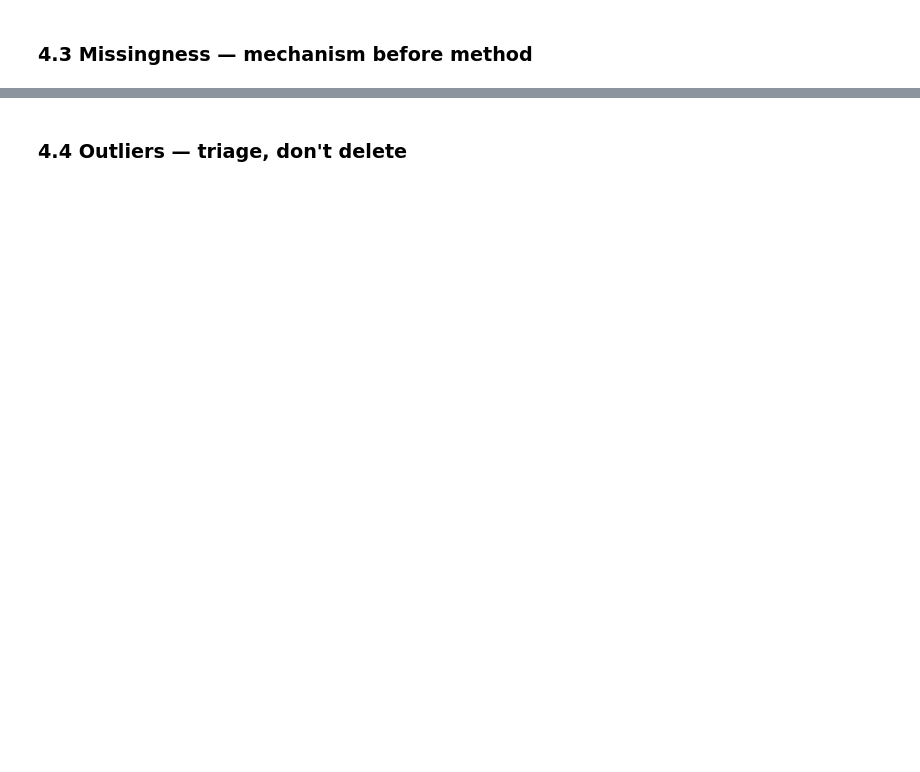
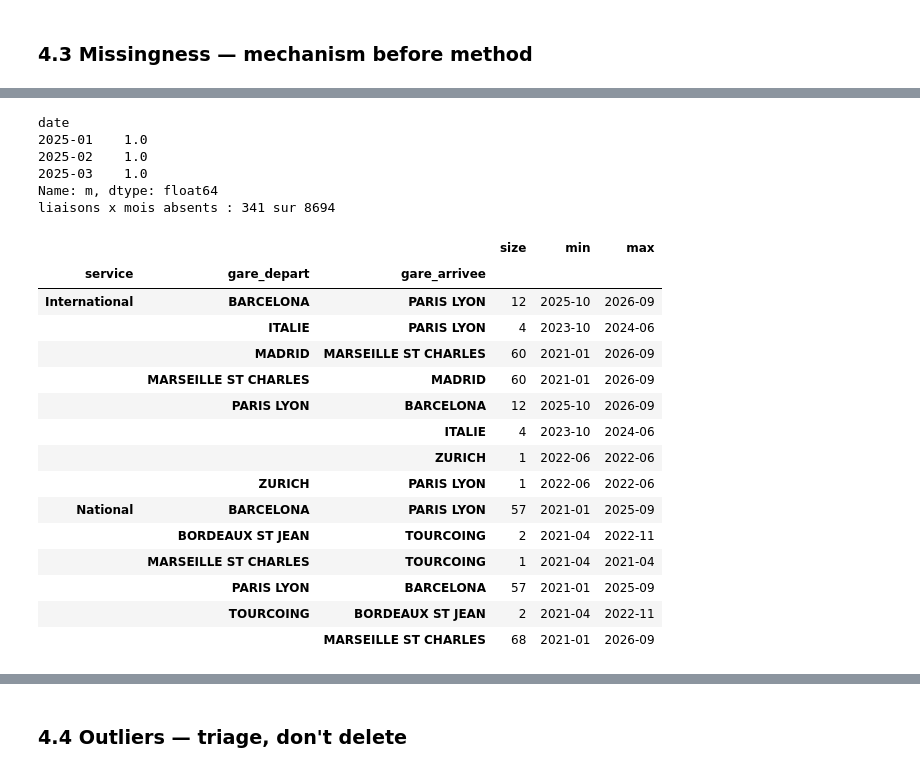
Before and after one commit to sarah-benaddad/tgv-punctuality-eda, a Jupyter notebook: project_04_tgv_punctuality.ipynb, the cells around one changed output, grey strips where cells are left out. Drawn from its saved outputs; the diff is of its cells as text; code cells hidden in the pictures; blank space fills up the shorter version.

```diff
--- a/project_04_tgv_punctuality.ipynb
+++ b/project_04_tgv_punctuality.ipynb
@@ -381,3 +569,43 @@ miss
 # depends on another observed column (MAR) — e.g.
 # df.assign(m=df["<col>"].isna()).groupby("<other col>")["m"].mean()
 # Then name the mechanism (MCAR / MAR / MNAR), decide, log.
+# %%
+# --- ajout groupe : manquants n°1, les NaN des paliers ---
+# test MAR : est-ce que le manque dépend d'une autre colonne observée (ici la date) ?
+m = df["nb_train_retard_sup_30"].isna()
+taux_par_mois = df.assign(m=m).groupby("date")["m"].mean()
+print(taux_par_mois[taux_par_mois > 0])   # attendu : 100% sur 2025-01/02/03, 0% ailleurs
+
+# --- ajout groupe : manquants n°2, les mois absents (pas des NaN, des lignes qui n'existent pas) ---
+# on construit la grille complète liaison x mois et on regarde ce qui manque
+routes = df[["service", "gare_depart", "gare_arrivee"]].drop_duplicates()
+tous_mois = pd.DataFrame({"date": sorted(df["date"].unique())})
+grille = routes.merge(tous_mois, how="cross")
+absents = (grille.merge(df[["service", "gare_depart", "gare_arrivee", "date"]],
+                        how="left", indicator=True)
+                 .query("_merge == 'left_only'"))
+print("liaisons x mois absents :", len(absents), "sur", len(grille))
+absents.groupby(["service", "gare_depart", "gare_arrivee"])["date"].agg(["size", "min", "max"])
+# %% [output]
+date
+2025-01    1.0
+2025-02    1.0
+2025-03    1.0
+Name: m, dtype: float64
+liaisons x mois absents : 341 sur 8694
+|  |  |  | size | min | max |
+| service | gare_depart | gare_arrivee |  |  |  |
+| International | BARCELONA | PARIS LYON | 12 | 2025-10 | 2026-09 |
+|  | ITALIE | PARIS LYON | 4 | 2023-10 | 2024-06 |
+|  | MADRID | MARSEILLE ST CHARLES | 60 | 2021-01 | 2026-09 |
+|  | MARSEILLE ST CHARLES | MADRID | 60 | 2021-01 | 2026-09 |
+|  | PARIS LYON | BARCELONA | 12 | 2025-10 | 2026-09 |
+|  |  | ITALIE | 4 | 2023-10 | 2024-06 |
+|  |  | ZURICH | 1 | 2022-06 | 2022-06 |
+|  | ZURICH | PARIS LYON | 1 | 2022-06 | 2022-06 |
+| National | BARCELONA | PARIS LYON | 57 | 2021-01 | 2025-09 |
+|  | BORDEAUX ST JEAN | TOURCOING | 2 | 2021-04 | 2022-11 |
+|  | MARSEILLE ST CHARLES | TOURCOING | 1 | 2021-04 | 2021-04 |
+|  | PARIS LYON | BARCELONA | 57 | 2021-01 | 2025-09 |
+|  | TOURCOING | BORDEAUX ST JEAN | 2 | 2021-04 | 2022-11 |
+|  |  | MARSEILLE ST CHARLES | 68 | 2021-01 | 2026-09 |
```
Also changed, not shown: parts of 21 cells of this notebook, 2 other files.
